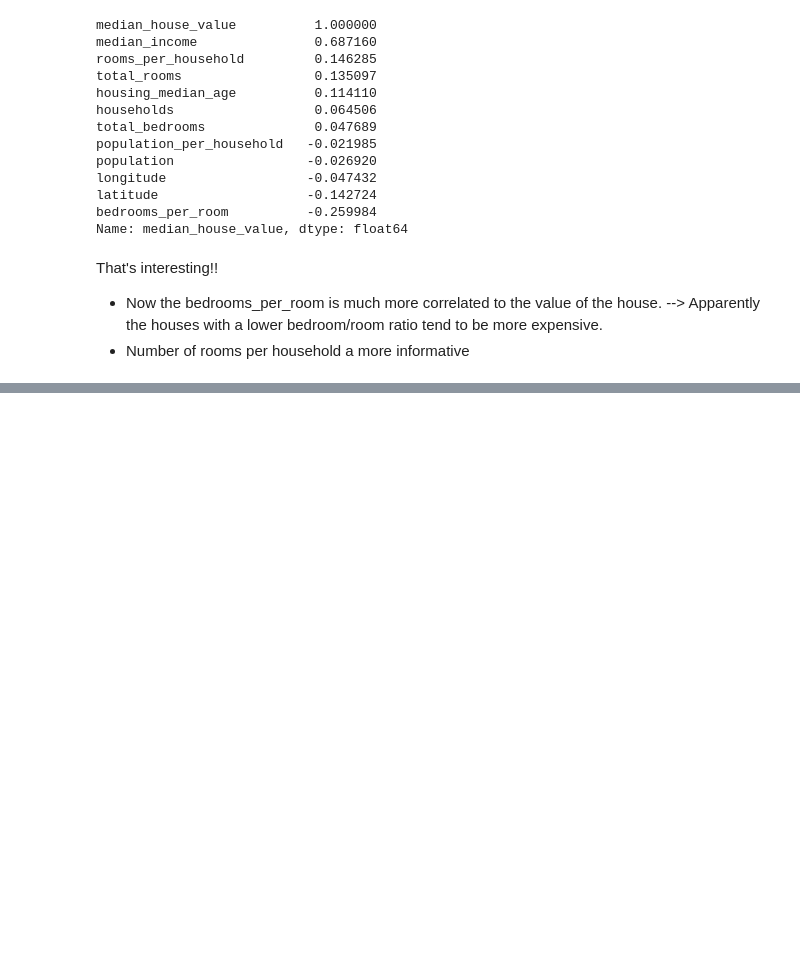
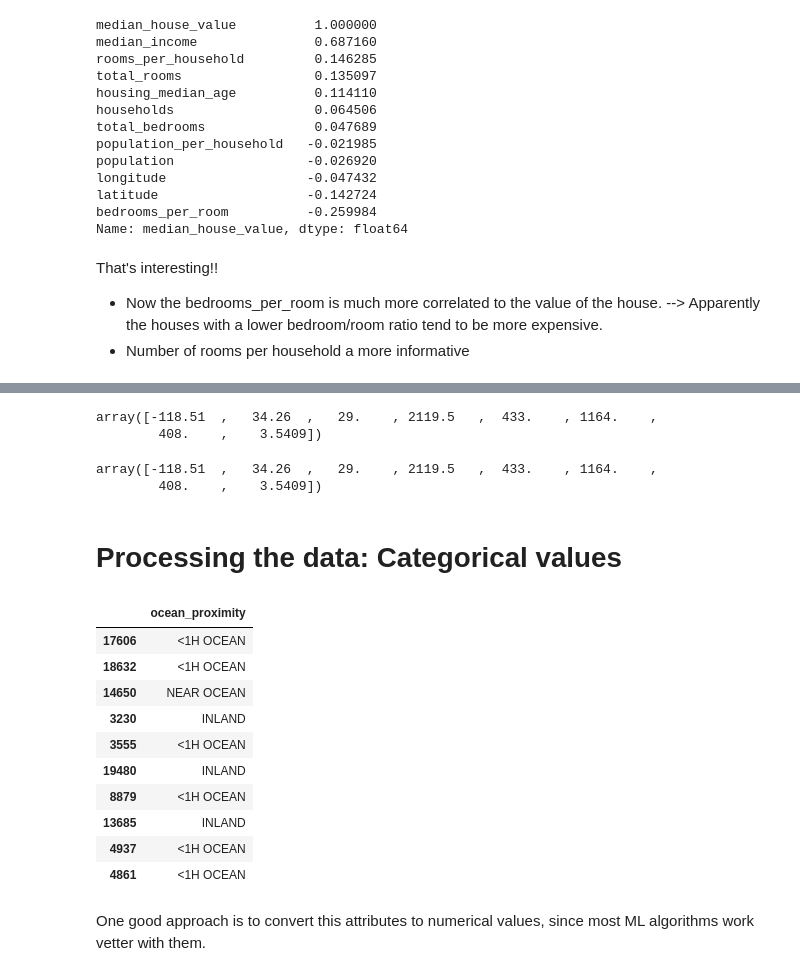
Before and after one commit to dbgoytia/AI-Zero2Hero, a Jupyter notebook: Hands-On-ML-w-Keras-Tensorflow-Scikit/Chapter2-End-to-end-project/Housing.ipynb, the cells around one changed output, grey strips where cells are left out. Cells and saved outputs as stored; diff of their text form; code cells hidden in the pictures; blank space fills up the shorter version.

Commit message:
Data cleansing for housing dataset.

```diff
--- a/Hands-On-ML-w-Keras-Tensorflow-Scikit/Chapter2-End-to-end-project/Housing.ipynb
+++ b/Hands-On-ML-w-Keras-Tensorflow-Scikit/Chapter2-End-to-end-project/Housing.ipynb
@@ -265,0 +269,3 @@ That's interesting!!
+# %%
+housing = strat_train_set.drop("median_house_value", axis=1)
+housing_labels = strat_train_set["median_house_value"].copy() # We get the predictor, or y, that we want to predict using theta observations and theta(i) features
@@ -265,0 +286,10 @@ That's interesting!!
+# %%
+imputer.statistics_
+# %% [output]
+array([-118.51  ,   34.26  ,   29.    , 2119.5   ,  433.    , 1164.    ,
+        408.    ,    3.5409])
+# %%
+housing_num.median().values
+# %% [output]
+array([-118.51  ,   34.26  ,   29.    , 2119.5   ,  433.    , 1164.    ,
+        408.    ,    3.5409])
@@ -265,0 +301,19 @@ That's interesting!!
+# %% [markdown]
+# Processing the data: Categorical values
+# %%
+housing_cat = housing[["ocean_proximity"]]
+housing_cat.head(10)
+# %% [output]
+|  | ocean_proximity |
+| 17606 | <1H OCEAN |
+| 18632 | <1H OCEAN |
+| 14650 | NEAR OCEAN |
+| 3230 | INLAND |
+| 3555 | <1H OCEAN |
+| 19480 | INLAND |
+| 8879 | <1H OCEAN |
+| 13685 | INLAND |
+| 4937 | <1H OCEAN |
+| 4861 | <1H OCEAN |
+# %% [markdown]
+One good approach is to convert this attributes to numerical values, since most ML algorithms work vetter with them.
```
Also changed, not shown: parts of 20 cells of this notebook.
